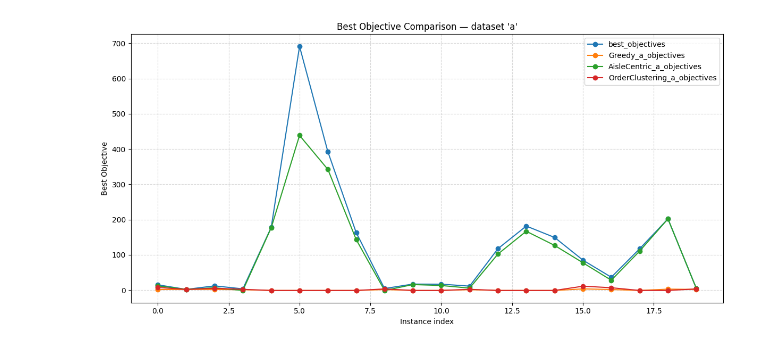
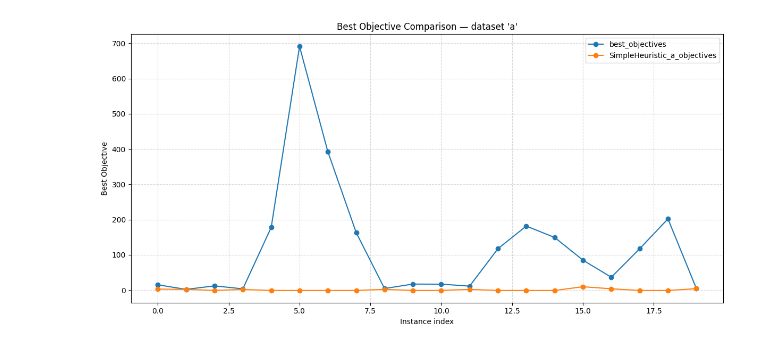
Before and after one commit to tinicius/challenge-sbpo-2025, a Jupyter notebook: src/compare.ipynb, the cells around one changed output. Drawn from its saved outputs; the diff is of its cells as text; code cells hidden in the pictures.

Commit message:
feat: simple heuristic

```diff
--- a/src/compare.ipynb
+++ b/src/compare.ipynb
@@ -35,34 +35,35 @@ def plot_best_objectives(csv_paths: list[str], dataset: str) -> None:
     plt.tight_layout()
     plt.show()
 
 
 if __name__ == "__main__":
     parser = argparse.ArgumentParser(
         description="Compare best_objective values across multiple CSV files."
     )
 
     # parser.add_argument(
     #     "csv_files",
     #     nargs="+",
     #     help="Paths to CSV files (must contain 'dataset' and 'best_objective' columns).",
     # )
 
     # parser.add_argument(
     #     "--dataset",
     #     required=True,
     #     help="Dataset name to filter rows by.",
     # )
 
     csv_files = [
         "../objectives/best_objectives.csv",
-        "../objectives/Greedy_a_objectives.csv",
-        "../objectives/AisleCentric_a_objectives.csv",
-        "../objectives/OrderClustering_a_objectives.csv",
+        "../objectives/SimpleHeuristic_a_objectives.csv",
+        # "../objectives/Greedy_a_objectives.csv",
+        # "../objectives/AisleCentric_a_objectives.csv",
+        # "../objectives/OrderClustering_a_objectives.csv",
     ]
 
     dataset = 'a'
 
     # args = parser.parse_args()
     plot_best_objectives(csv_files, dataset)
 # %% [output]
-[figure, old version]
+[figure, new version]
```
Also changed, not shown: 30 other files.
